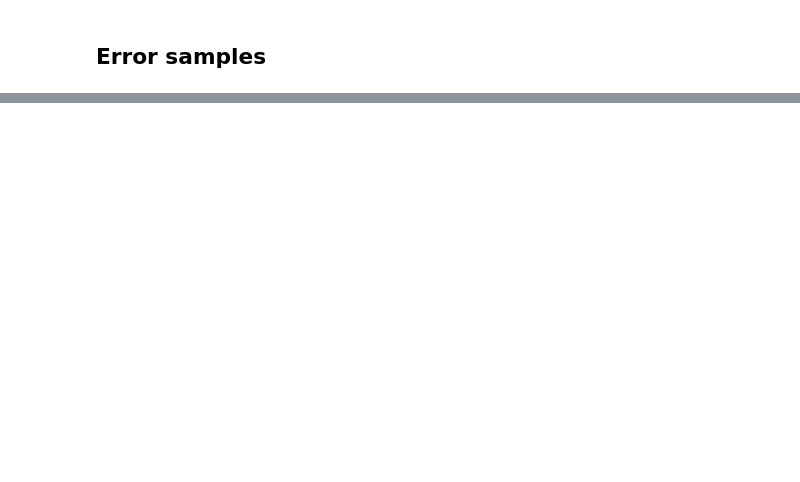
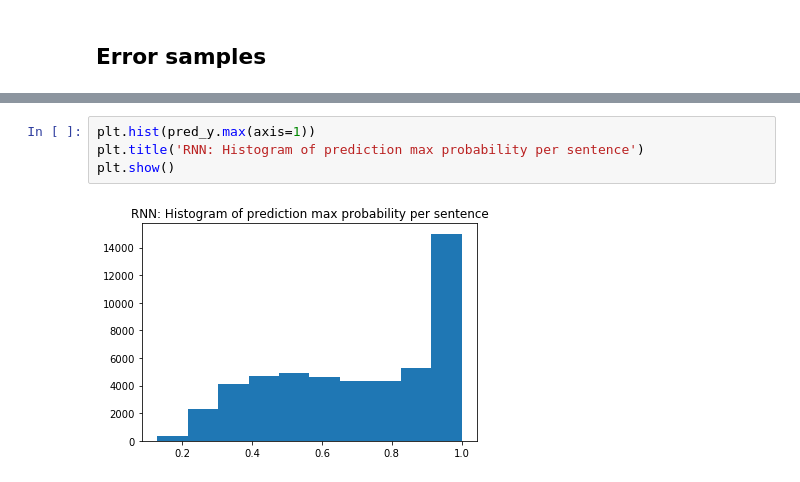
Before and after one commit to MIDSJoe2016/MIDS_266_project, a Jupyter notebook: code/Keras_Sentence_RNN.ipynb, the cells around one changed output, grey strips where cells are left out. Cells and saved outputs as stored; diff of their text form; blank space fills up the shorter version.

Commit message:
Keras_Sentence_RNN latest run

```diff
--- a/code/Keras_Sentence_RNN.ipynb
+++ b/code/Keras_Sentence_RNN.ipynb
@@ -230,0 +264,6 @@ George Bush           Barack Obama          i thought i'd take some questions bu
+# %%
+plt.hist(pred_y.max(axis=1))
+plt.title('RNN: Histogram of prediction max probability per sentence')
+plt.show()
+# %% [output]
+[figure, added]
```
Also changed, not shown: parts of 10 cells of this notebook.
